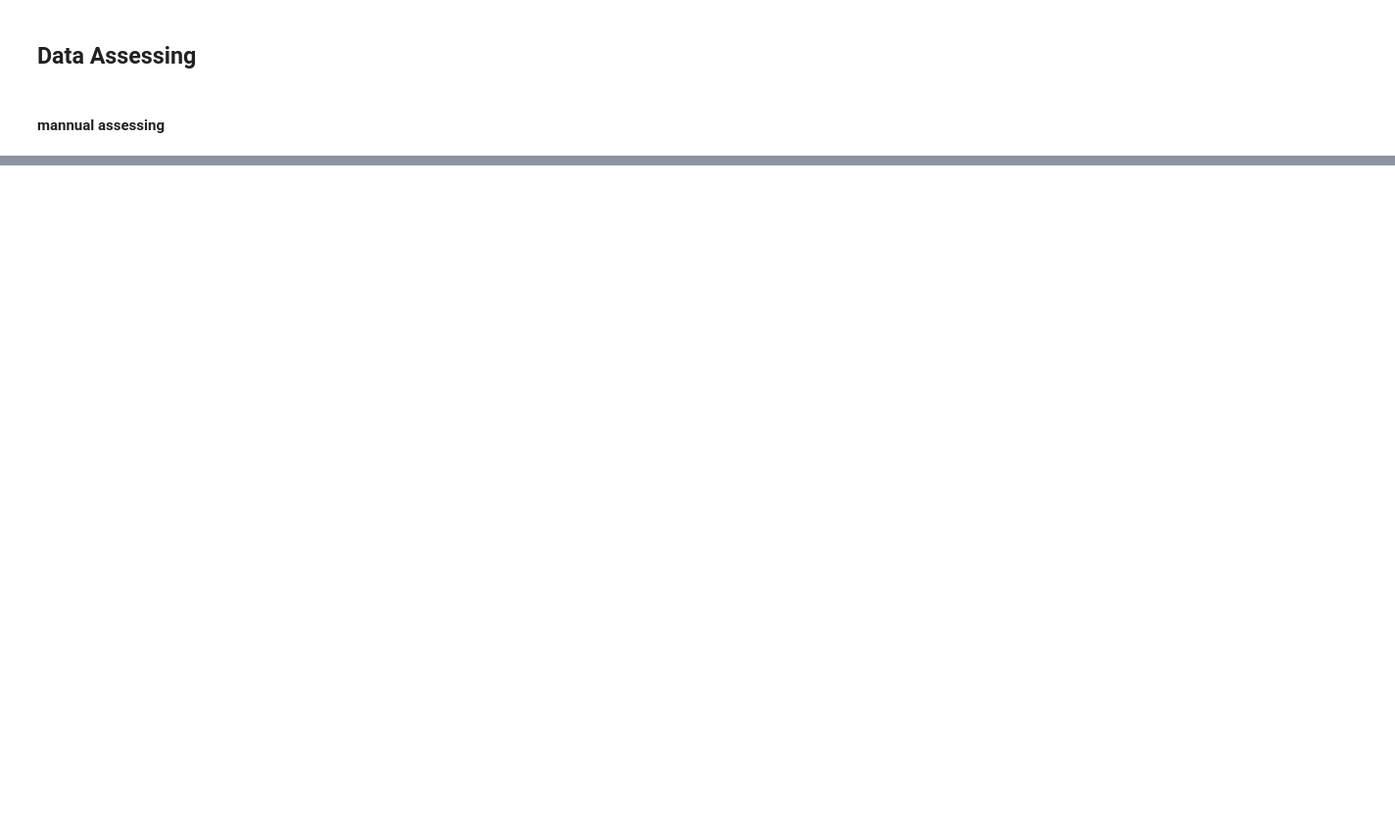
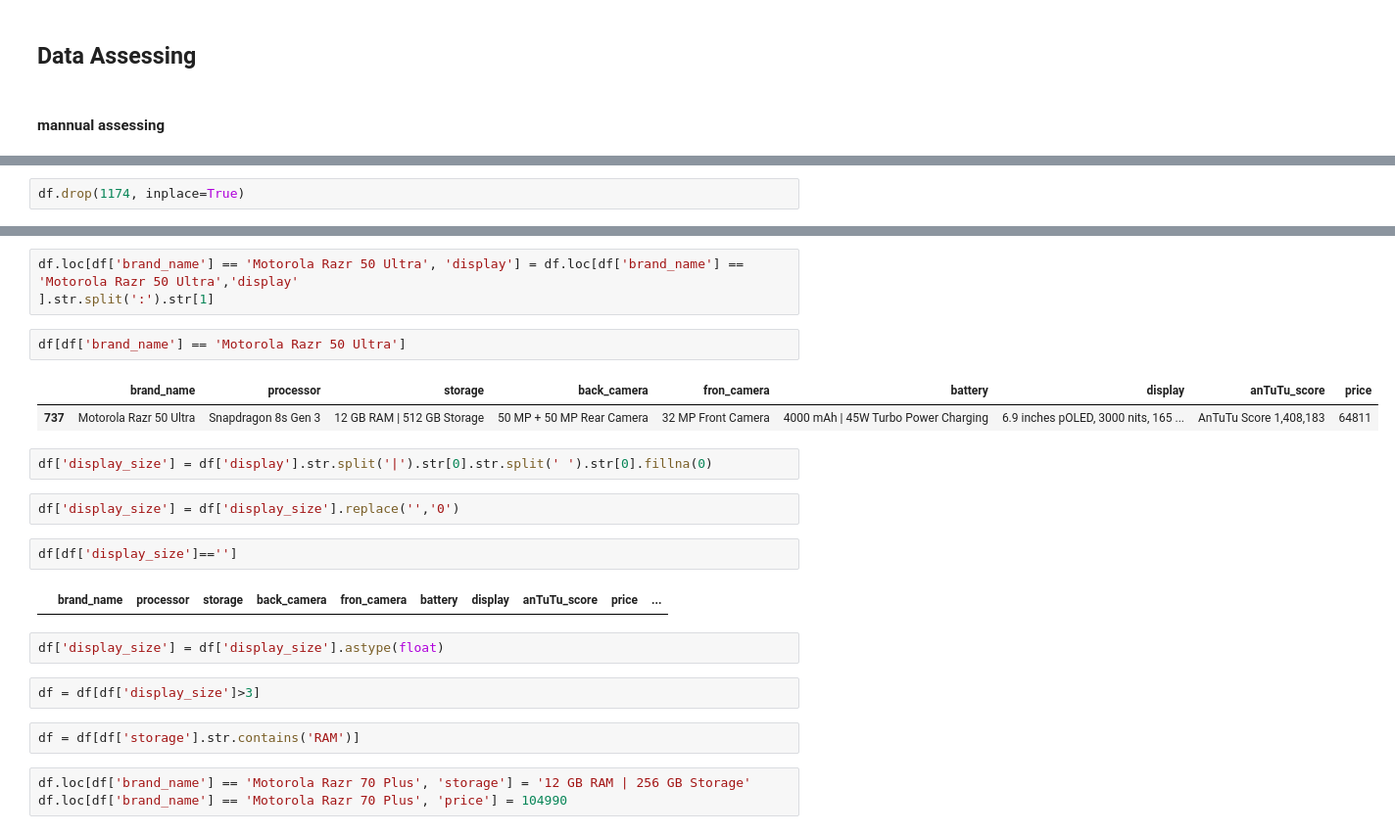
Before and after one commit to harshit00052/91-mobiles-smartphone-analysis, a Jupyter notebook: data_assessing&cleaning/assessing_cleaning.ipynb, the cells around one changed output, grey strips where cells are left out. Shown at 98% size. Cells and saved outputs as stored; diff of their text form; blank space fills up the shorter version.

```diff
--- a/data_assessing&cleaning/assessing_cleaning.ipynb
+++ b/data_assessing&cleaning/assessing_cleaning.ipynb
@@ -42,0 +143,2 @@ df.sample(2)
+# %%
+df.drop(1174, inplace=True)
@@ -42,0 +161,25 @@ df.sample(2)
+# %%
+df.loc[df['brand_name'] == 'Motorola Razr 50 Ultra', 'display'] = df.loc[df['brand_name'] == 'Motorola Razr 50 Ultra','display'
+].str.split(':').str[1]
+# %%
+df[df['brand_name'] == 'Motorola Razr 50 Ultra']
+# %% [output]
+|  | brand_name | processor | storage | back_camera | fron_camera | battery | display | anTuTu_score | price |
+| 737 | Motorola Razr 50 Ultra | Snapdragon 8s Gen 3 | 12 GB RAM | 512 GB Storage | 50 MP + 50 MP Rear Camera | 32 MP Front Camera | 4000 mAh | 45W Turbo Power Charging | 6.9 inches pOLED, 3000 nits, 165 ... | AnTuTu Score 1,408,183 | 64811 |
+# %%
+df['display_size'] = df['display'].str.split('|').str[0].str.split(' ').str[0].fillna(0)
+# %%
+df['display_size'] = df['display_size'].replace('','0')
+# %%
+df[df['display_size']=='']
+# %% [output]
+|  | brand_name | processor | storage | back_camera | fron_camera | battery | display | anTuTu_score | price | ... |
+# %%
+df['display_size'] = df['display_size'].astype(float)
+# %%
+df = df[df['display_size']>3]
+# %%
+df = df[df['storage'].str.contains('RAM')]
+# %%
+df.loc[df['brand_name'] == 'Motorola Razr 70 Plus', 'storage'] = '12 GB RAM | 256 GB Storage'
+df.loc[df['brand_name'] == 'Motorola Razr 70 Plus', 'price'] = 104990
```
Also changed, not shown: parts of 23 cells of this notebook.
